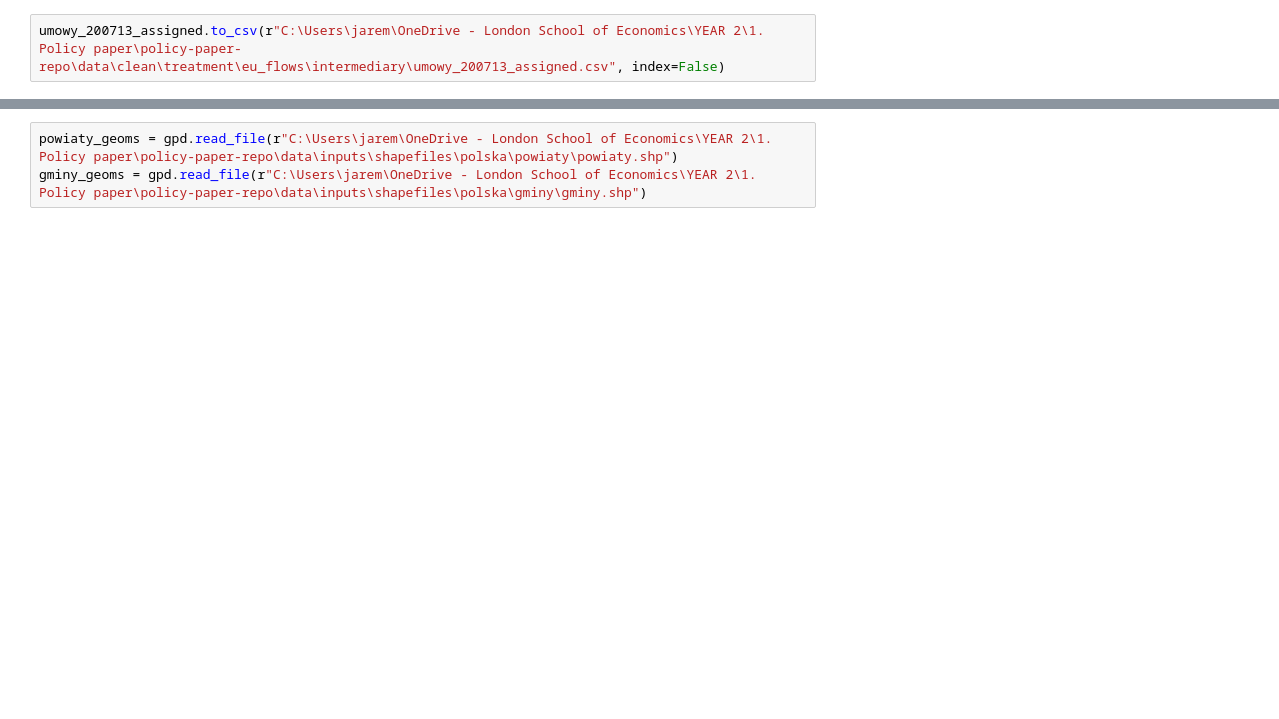
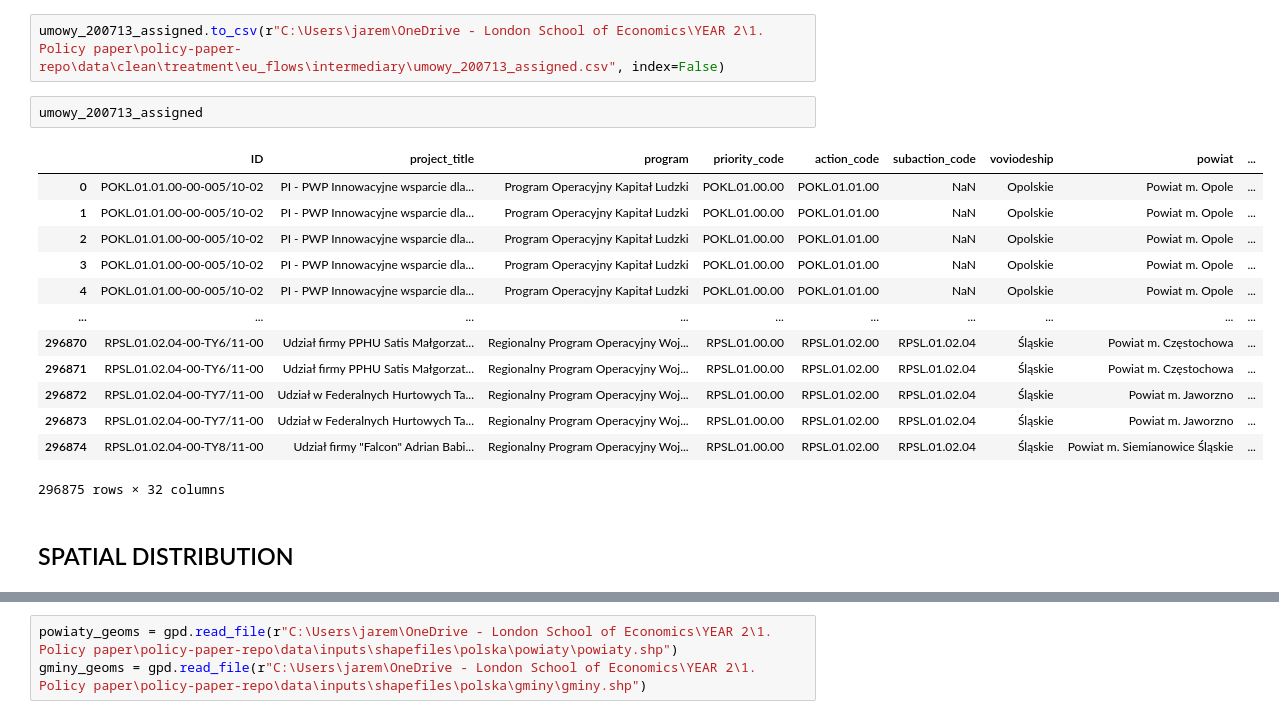
Before and after one commit to aleksandrajaremko/Policy-paper, a Jupyter notebook: code/processing/UE_funds_processing/teryt_matching.ipynb, the cells around one changed output, grey strips where cells are left out. Cells and saved outputs as stored; diff of their text form; blank space fills up the shorter version.

```diff
--- a/code/processing/UE_funds_processing/teryt_matching.ipynb
+++ b/code/processing/UE_funds_processing/teryt_matching.ipynb
@@ -189,2 +227,20 @@ memory usage: 84.4+ MB
 # %%
 umowy_200713_assigned.to_csv(r"C:\Users\jarem\OneDrive - London School of Economics\YEAR 2\1. Policy paper\policy-paper-repo\data\clean\treatment\eu_flows\intermediary\umowy_200713_assigned.csv", index=False)
+# %%
+umowy_200713_assigned
+# %% [output]
+|  | ID | project_title | program | priority_code | action_code | subaction_code | voviodeship | powiat | ... |
+| 0 | POKL.01.01.00-00-005/10-02 | PI - PWP Innowacyjne wsparcie dla... | Program Operacyjny Kapitał Ludzki | POKL.01.00.00 | POKL.01.01.00 | NaN | Opolskie | Powiat m. Opole | ... |
+| 1 | POKL.01.01.00-00-005/10-02 | PI - PWP Innowacyjne wsparcie dla... | Program Operacyjny Kapitał Ludzki | POKL.01.00.00 | POKL.01.01.00 | NaN | Opolskie | Powiat m. Opole | ... |
+| 2 | POKL.01.01.00-00-005/10-02 | PI - PWP Innowacyjne wsparcie dla... | Program Operacyjny Kapitał Ludzki | POKL.01.00.00 | POKL.01.01.00 | NaN | Opolskie | Powiat m. Opole | ... |
+| 3 | POKL.01.01.00-00-005/10-02 | PI - PWP Innowacyjne wsparcie dla... | Program Operacyjny Kapitał Ludzki | POKL.01.00.00 | POKL.01.01.00 | NaN | Opolskie | Powiat m. Opole | ... |
+| 4 | POKL.01.01.00-00-005/10-02 | PI - PWP Innowacyjne wsparcie dla... | Program Operacyjny Kapitał Ludzki | POKL.01.00.00 | POKL.01.01.00 | NaN | Opolskie | Powiat m. Opole | ... |
+| ... | ... | ... | ... | ... | ... | ... | ... | ... | ... |
+| 296870 | RPSL.01.02.04-00-TY6/11-00 | Udział firmy PPHU Satis Małgorzat... | Regionalny Program Operacyjny Woj... | RPSL.01.00.00 | RPSL.01.02.00 | RPSL.01.02.04 | Śląskie | Powiat m. Częstochowa | ... |
+| 296871 | RPSL.01.02.04-00-TY6/11-00 | Udział firmy PPHU Satis Małgorzat... | Regionalny Program Operacyjny Woj... | RPSL.01.00.00 | RPSL.01.02.00 | RPSL.01.02.04 | Śląskie | Powiat m. Częstochowa | ... |
+| 296872 | RPSL.01.02.04-00-TY7/11-00 | Udział w Federalnych Hurtowych Ta... | Regionalny Program Operacyjny Woj... | RPSL.01.00.00 | RPSL.01.02.00 | RPSL.01.02.04 | Śląskie | Powiat m. Jaworzno | ... |
+| 296873 | RPSL.01.02.04-00-TY7/11-00 | Udział w Federalnych Hurtowych Ta... | Regionalny Program Operacyjny Woj... | RPSL.01.00.00 | RPSL.01.02.00 | RPSL.01.02.04 | Śląskie | Powiat m. Jaworzno | ... |
+| 296874 | RPSL.01.02.04-00-TY8/11-00 | Udział firmy "Falcon" Adrian Babi... | Regionalny Program Operacyjny Woj... | RPSL.01.00.00 | RPSL.01.02.00 | RPSL.01.02.04 | Śląskie | Powiat m. Siemianowice Śląskie | ... |
+296875 rows × 32 columns
+# %% [markdown]
+## SPATIAL DISTRIBUTION
```
Also changed, not shown: parts of 21 cells of this notebook, 3 other files.
